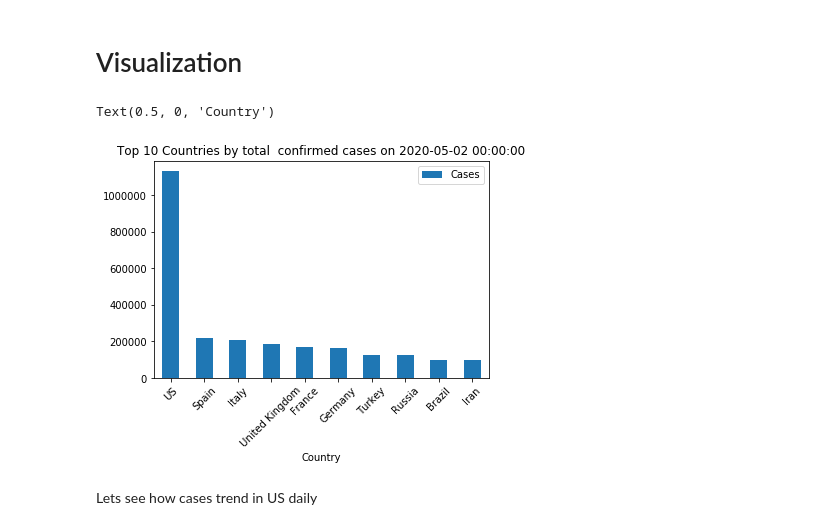
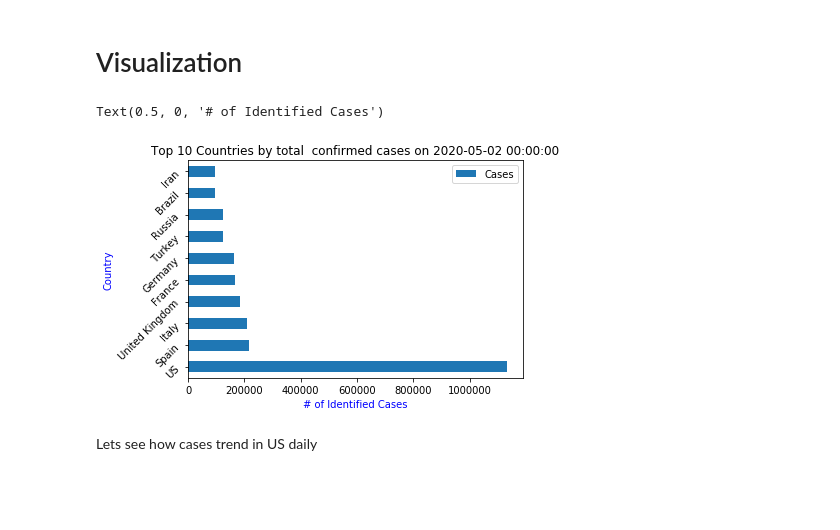
Before and after one commit to KASHOK87/Hackathon, a Jupyter notebook: Insights from Covid.ipynb, the cells around one changed output. Drawn from its saved outputs; the diff is of its cells as text; code cells hidden in the pictures; blank space fills up the shorter version.

```diff
--- a/Insights from Covid.ipynb
+++ b/Insights from Covid.ipynb
@@ -102,13 +102,14 @@ df_rolled_up.query('Date == @Current_Date')
 # %% [markdown]
 # Visualization
 # %%
-df_rolled_up.query('Date == @Current_Date and Case_Type=="Confirmed"').sort_values('Cases',ascending=False).head(10).plot(kind="bar",x='Country_Region',y='Cases',
+df_rolled_up.query('Date == @Current_Date and Case_Type=="Confirmed"').sort_values('Cases',ascending=False).head(10).plot(kind="barh",x='Country_Region',y='Cases',
 rot=45)
 plt.title(f"Top 10 Countries by total  confirmed cases on {Current_Date}")
-plt.xlabel('Country')
+plt.ylabel('Country',color='blue')
+plt.xlabel('# of Identified Cases',color='blue')
 # %% [output]
-Text(0.5, 0, 'Country')
+Text(0.5, 0, '# of Identified Cases')
-[figure, old version]
+[figure, new version]
 # %% [markdown]
 Lets see how cases trend in US daily
 # %%
```
